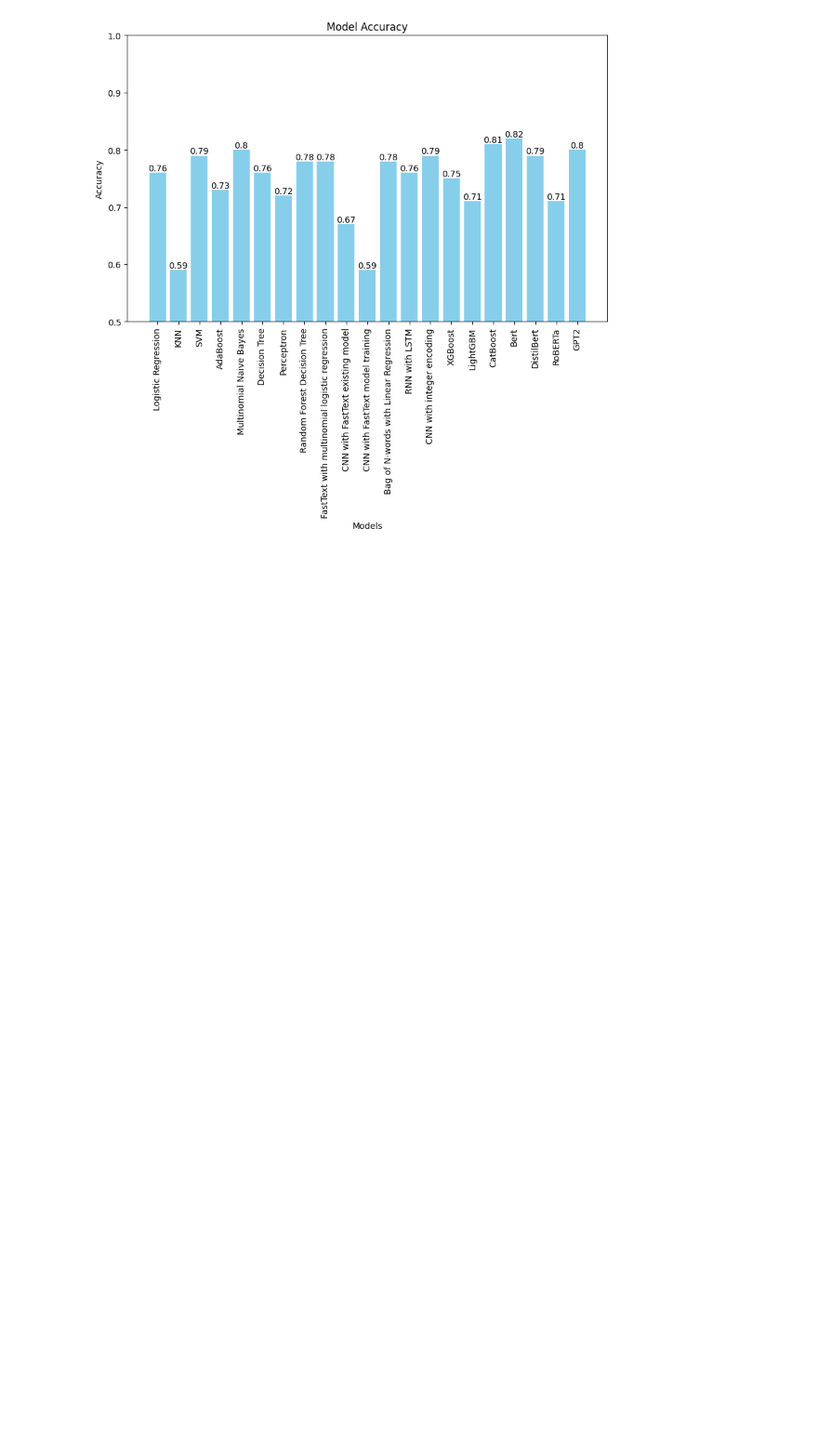
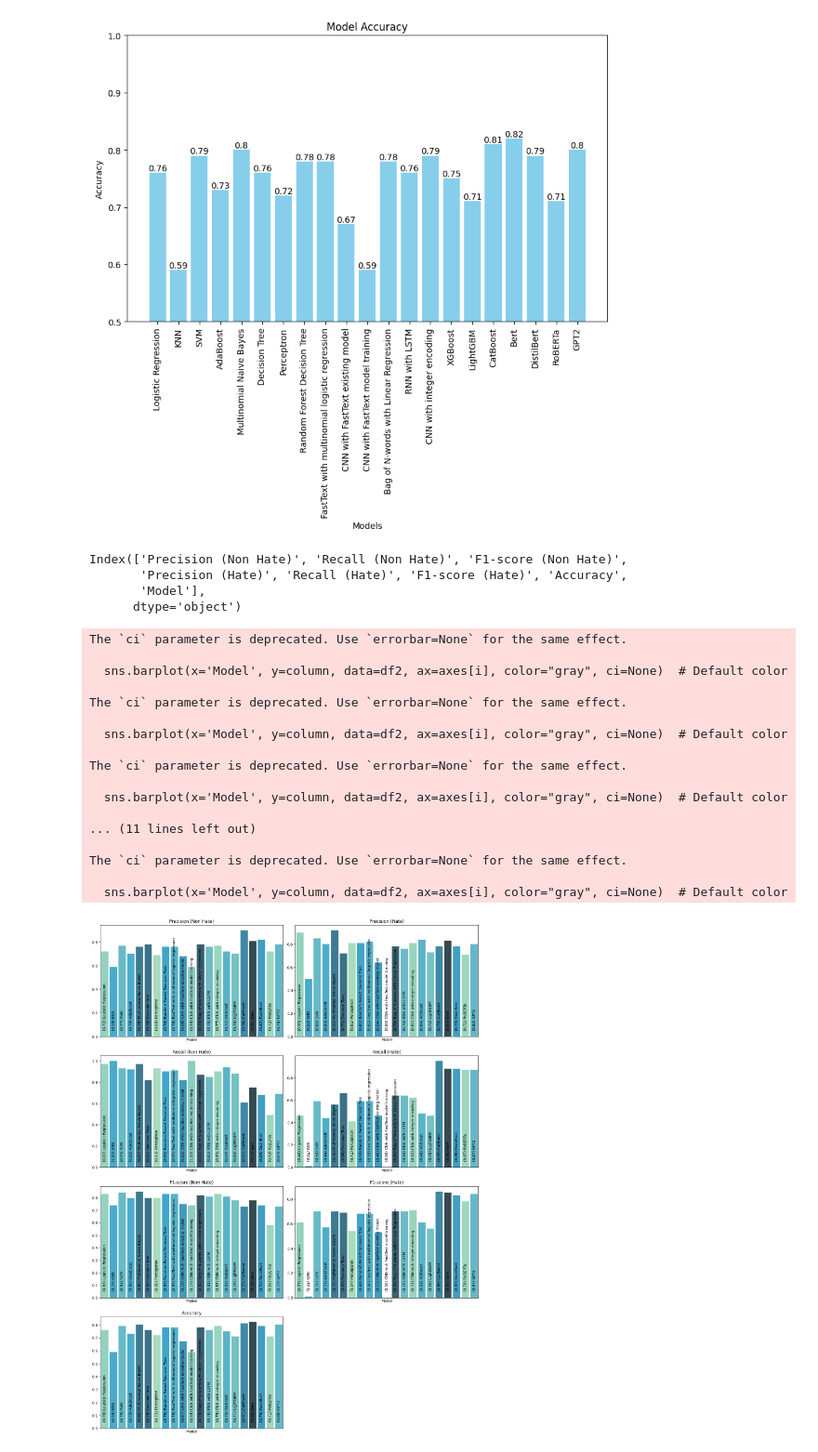
Before and after one commit to meuru-muthuthanthri/sinhala-english-code-mixed-hate-speech-detection, a Jupyter notebook: 3.3 Classification Report.ipynb, the cells around one changed output. Shown at 93% size. Saved outputs shown, nothing was run; the diff lists cells and outputs as text; code cells hidden in the pictures; blank space fills up the shorter version.

```diff
--- a/3.3 Classification Report.ipynb
+++ b/3.3 Classification Report.ipynb
@@ -195,3 +195,78 @@ plt.xticks(rotation='vertical')
 plt.show()
 # %% [output]
 [figure]
+# %%
+df.columns
+# %% [output]
+Index(['Precision (Non Hate)', 'Recall (Non Hate)', 'F1-score (Non Hate)',
+       'Precision (Hate)', 'Recall (Hate)', 'F1-score (Hate)', 'Accuracy',
+       'Model'],
+      dtype='object')
+# %%
+import random
+# Define a color palette
+blues = sns.color_palette("GnBu_d", 50)
+number_of_colors = len(df['Model'].unique())  # change this to the number of unique colors you need
+random_blues = random.sample(blues, number_of_colors)
+palette = sns.color_palette("pastel", len(df['Model'].unique()))
+model_colors = dict(zip(df['Model'].unique(), random_blues))
+
+# Number of rows and columns for subplots
+n_rows = 4
+n_cols = 2
+
+fig, axes = plt.subplots(n_rows, n_cols, figsize=(15, 20))
+
+# Reshape axes for easy iteration
+axes = axes.ravel()
+
+df2 = df[['Precision (Non Hate)', 'Precision (Hate)', 'Recall (Non Hate)',  'Recall (Hate)', 'F1-score (Non Hate)',
+      'F1-score (Hate)', 'Accuracy',
+       'Model']]
+for i, column in enumerate(df2.columns):
+    if column != "Model":
+        sns.barplot(x='Model', y=column, data=df2, ax=axes[i], color="gray", ci=None)  # Default color
+        for j, model in enumerate(df2['Model'].tolist()):
+            # Update the color
+            bar = axes[i].get_children()[j]
+            bar.set_color(model_colors[model])
+            # Annotate the bar with the model name
+            bar_value = df2[column].iloc[j]
+            # text_label = f"{model} ({bar_value:.2f})"
+            text_label = f"({bar_value:.2f}) {model}"
+            axes[i].text(j, 0.05, text_label, ha='center', va='bottom', rotation='vertical', color='black')
+
+        axes[i].set_title(column)
+        axes[i].set_ylabel('')
+        axes[i].set_xticks([])
+    else:
+        # Hide the empty subplot
+        axes[i].axis('off')
+
+# Adjust layout
+plt.tight_layout()
+
+# Adding a common legend outside of subplots
+# patch_list = [plt.Line2D([0], [0], marker='o', color='w', markerfacecolor=color, markersize=10) for model, color in model_colors.items()]
+# fig.legend(patch_list, model_colors.keys(), title='Models', loc='upper right', bbox_to_anchor=(1.15, 1))
+
+plt.show()
+# %% [output]
+The `ci` parameter is deprecated. Use `errorbar=None` for the same effect.
+
+  sns.barplot(x='Model', y=column, data=df2, ax=axes[i], color="gray", ci=None)  # Default color
+
+The `ci` parameter is deprecated. Use `errorbar=None` for the same effect.
+
+  sns.barplot(x='Model', y=column, data=df2, ax=axes[i], color="gray", ci=None)  # Default color
+
+The `ci` parameter is deprecated. Use `errorbar=None` for the same effect.
+
+  sns.barplot(x='Model', y=column, data=df2, ax=axes[i], color="gray", ci=None)  # Default color
+
+... (11 lines left out)
+
+The `ci` parameter is deprecated. Use `errorbar=None` for the same effect.
+
+  sns.barplot(x='Model', y=column, data=df2, ax=axes[i], color="gray", ci=None)  # Default color
+[figure, added]
```
Also changed, not shown: 3 other files.
